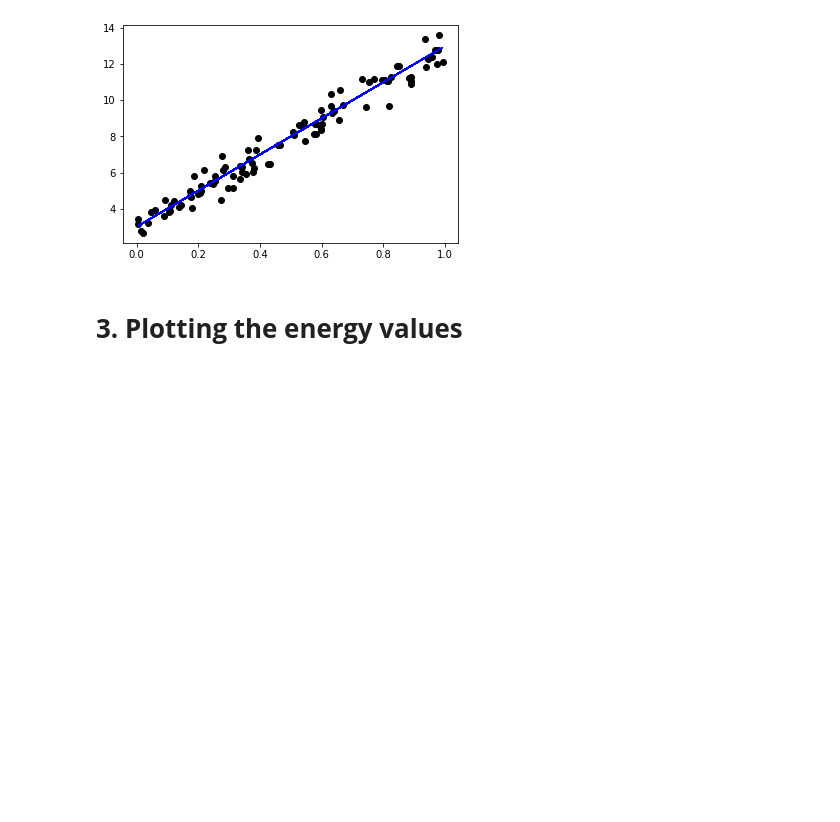
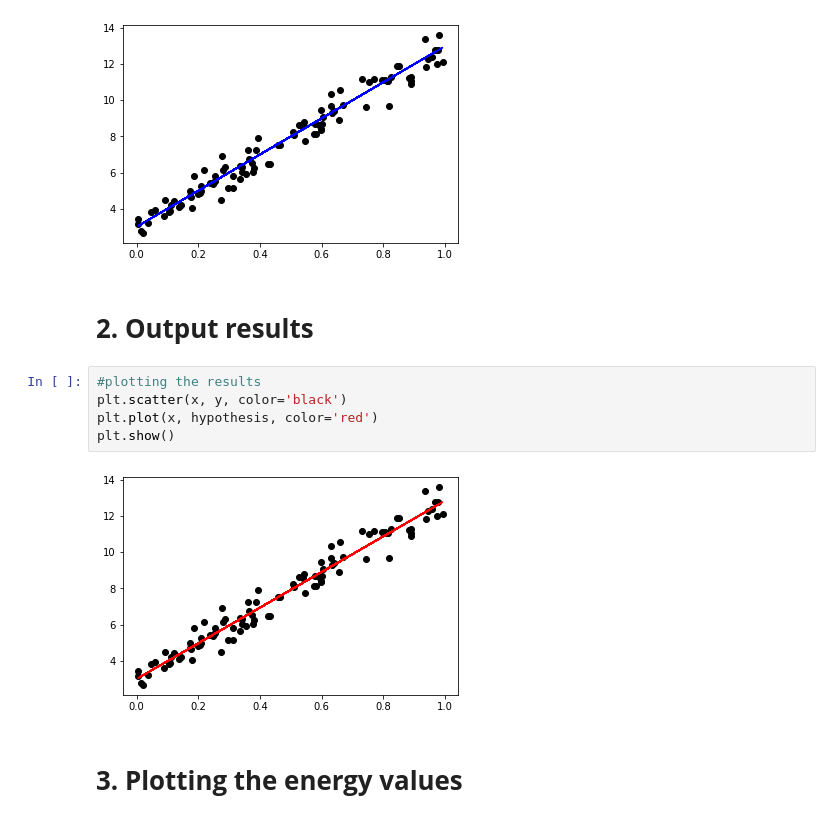
Before and after one commit to ahyen/ML-assignment, a Jupyter notebook: Assignment02.ipynb, the cells around one changed output. Drawn from its saved outputs; the diff is of its cells as text; blank space fills up the shorter version.

Commit message:
plotting the output results

```diff
--- a/Assignment02.ipynb
+++ b/Assignment02.ipynb
@@ -19,6 +19,15 @@ plt.scatter(x, y, color='black')
 plt.show()
 # %% [output]
 [figure]
+# %% [markdown]
+# **2. Output results**
+# %%
+#plotting the results
+plt.scatter(x, y, color='black')
+plt.plot(x, hypothesis, color='red')
+plt.show()
+# %% [output]
+[figure, added]
 # %% [markdown]
 # **3. Plotting the energy values**
 # %%
```
